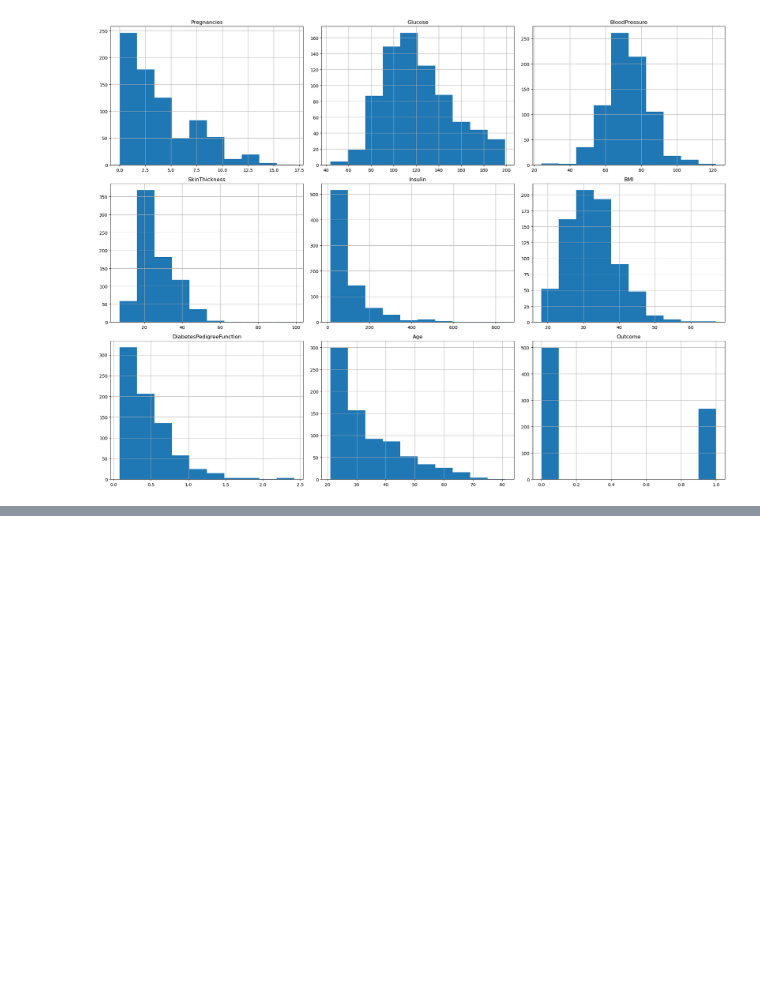
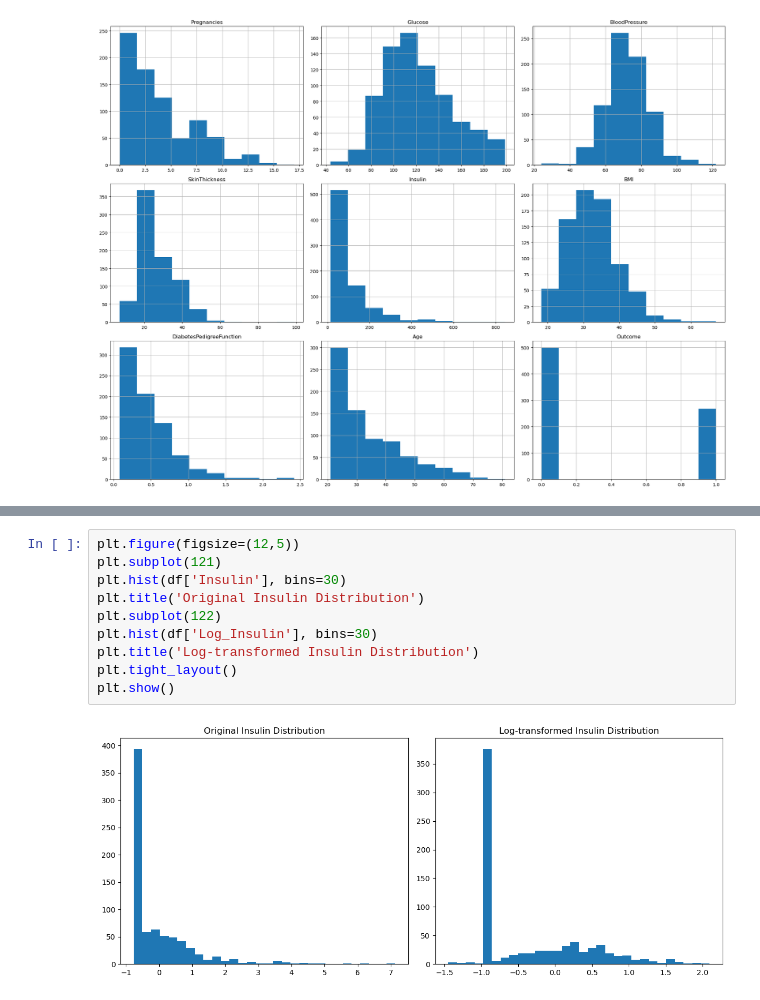
Before and after one commit to MonikaBernecker/diabetes_prediction, a Jupyter notebook: Diabetes_prediction.ipynb, the cells around one changed output, grey strips where cells are left out. Saved outputs shown, nothing was run; the diff lists cells and outputs as text; blank space fills up the shorter version.

```diff
--- a/Diabetes_prediction.ipynb
+++ b/Diabetes_prediction.ipynb
@@ -101,0 +168,12 @@ max     67.100000                  2.420000   81.000000    1.000000
+# %%
+plt.figure(figsize=(12,5))
+plt.subplot(121)
+plt.hist(df['Insulin'], bins=30)
+plt.title('Original Insulin Distribution')
+plt.subplot(122)
+plt.hist(df['Log_Insulin'], bins=30)
+plt.title('Log-transformed Insulin Distribution')
+plt.tight_layout()
+plt.show()
+# %% [output]
+[figure, added]
```
Also changed, not shown: parts of 3 cells of this notebook.
